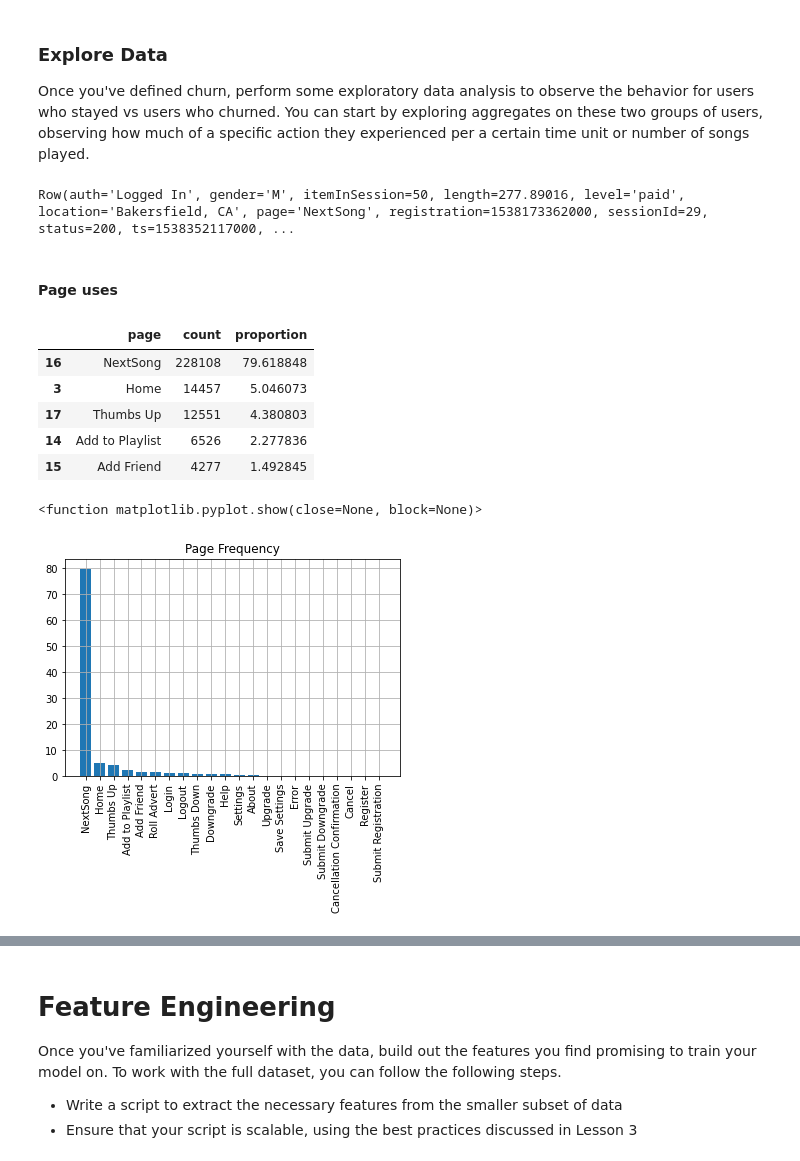
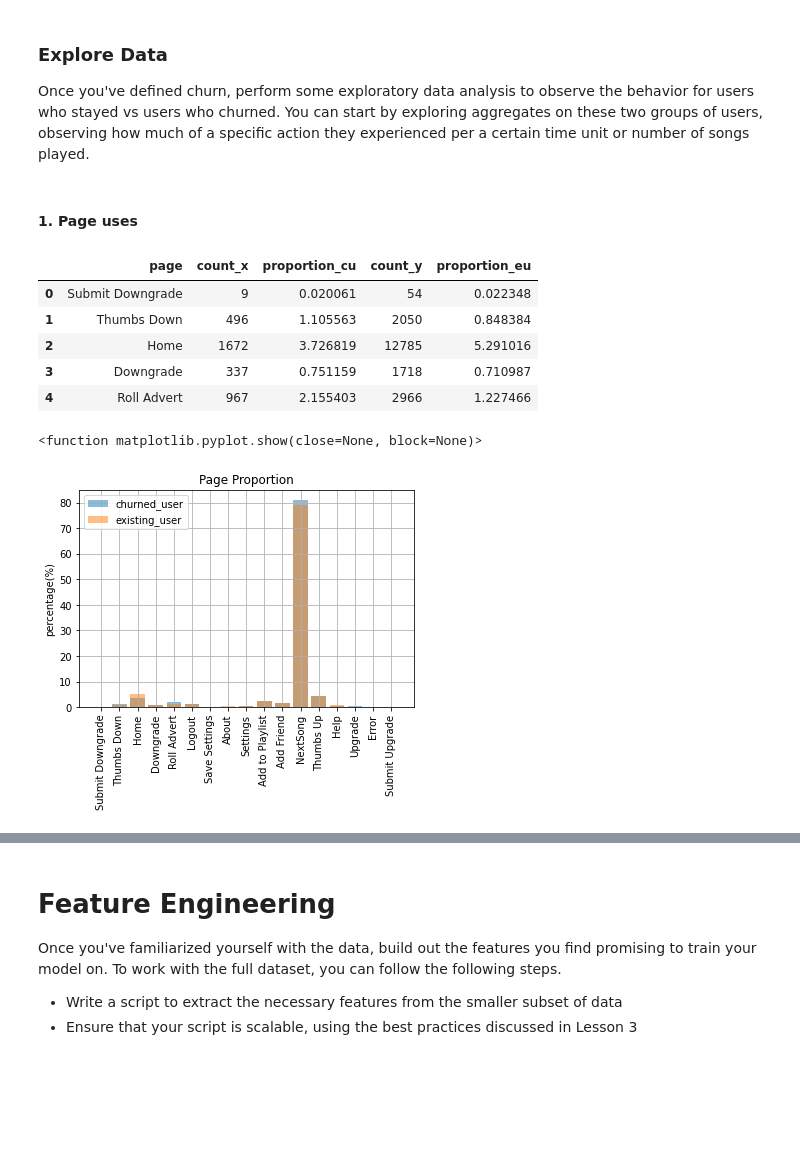
Before and after one commit to petitepepper/Sparkifty_User-Churn-Alert, a Jupyter notebook: Sparkify.ipynb, the cells around one changed output, grey strips where cells are left out. Saved outputs shown, nothing was run; the diff lists cells and outputs as text; code cells hidden in the pictures; blank space fills up the shorter version.

Commit message:
[UPDATE]visualization of features influence

```diff
--- a/Sparkify.ipynb
+++ b/Sparkify.ipynb
@@ -123,12 +124,3 @@ df.groupBy("method").count().show()
 ### Define Churn
 
 Once you've done some preliminary analysis, create a column `Churn` to use as the label for your model. I suggest using the `Cancellation Confirmation` events to define your churn, which happen for both paid and free users. As a bonus task, you can also look into the `Downgrade` events.
-# %%
-from pyspark.sql.functions import col
-
-churn_fun = udf(lambda x: 1 if x=="Cancellation Confirmation" else 0, IntegerType())
-downgrade_fun = udf(lambda x: 1 if x=="Downgrade" else 0, IntegerType())
-
-df = df.withColumn("Churn",churn_fun("page"))
-df = df.withColumn("DownGrade",downgrade_fun("page"))
-df.show()
@@ -152,0 +127,7 @@ only showing top 20 rows
+# %%
+churned_users = df.select('userId').where(col("page")=="Cancellation Confirmation").distinct().collect()
+churned_users = [x.userId for x in churned_users]
+churned_user_fun = udf(lambda x: 1 if x in churned_users else 0,IntegerType())
+
+df = df.withColumn("Churn",churned_user_fun("userId"))
+df.head()
@@ -159,6 +143,2 @@ df_simple = df.drop("firstName","lastName","artist","song","method","status")
-# %%
-df_simple.head()
-# %% [output]
-Row(auth='Logged In', gender='M', itemInSession=50, length=277.89016, level='paid', location='Bakersfield, CA', page='NextSong', registration=1538173362000, sessionId=29, status=200, ts=1538352117000, ...
 # %% [markdown]
-#### Page uses
+#### 1. Page uses
@@ -169,18 +145,29 @@ pages['proportion']=pages['count']/pages['count'].sum()*100
+# %%
+# page
+pages_existing = df.select('userId','page').where(col("Churn")==0).groupby('page').count().toPandas()
+pages_churned  = df.select('userId','page').where(col("Churn")==1).groupby('page').count().toPandas()
+
+pages_existing['proportion_eu']=pages_existing['count']/pages_existing['count'].sum()*100
+pages_churned['proportion_cu'] =pages_churned['count'] /pages_churned['count'].sum()*100
+pages = pages_churned.merge(pages_existing,on="page")
 # %%
 pages.head()
 # %% [output]
-|  | page | count | proportion |
-| 16 | NextSong | 228108 | 79.618848 |
-| 3 | Home | 14457 | 5.046073 |
-| 17 | Thumbs Up | 12551 | 4.380803 |
-| 14 | Add to Playlist | 6526 | 2.277836 |
-| 15 | Add Friend | 4277 | 1.492845 |
+|  | page | count_x | proportion_cu | count_y | proportion_eu |
+| 0 | Submit Downgrade | 9 | 0.020061 | 54 | 0.022348 |
+| 1 | Thumbs Down | 496 | 1.105563 | 2050 | 0.848384 |
+| 2 | Home | 1672 | 3.726819 | 12785 | 5.291016 |
+| 3 | Downgrade | 337 | 0.751159 | 1718 | 0.710987 |
+| 4 | Roll Advert | 967 | 2.155403 | 2966 | 1.227466 |
 # %%
-plt.bar(pages['page'],pages['proportion'])
-plt.title("Page Frequency")
+plt.bar(pages['page'],pages['proportion_cu'],label="churned_user",alpha=0.5)
+plt.bar(pages['page'],pages['proportion_eu'],label="existing_user",alpha=0.5)
+plt.title("Page Proportion")
+plt.ylabel("percentage(%)")
 plt.xticks(rotation=90)
+plt.legend()
 plt.grid()
 plt.show
 # %% [output]
 <function matplotlib.pyplot.show(close=None, block=None)>
-[figure, old version]
+[figure, new version]
```
Also changed, not shown: parts of 12 cells of this notebook, 1 other file.
